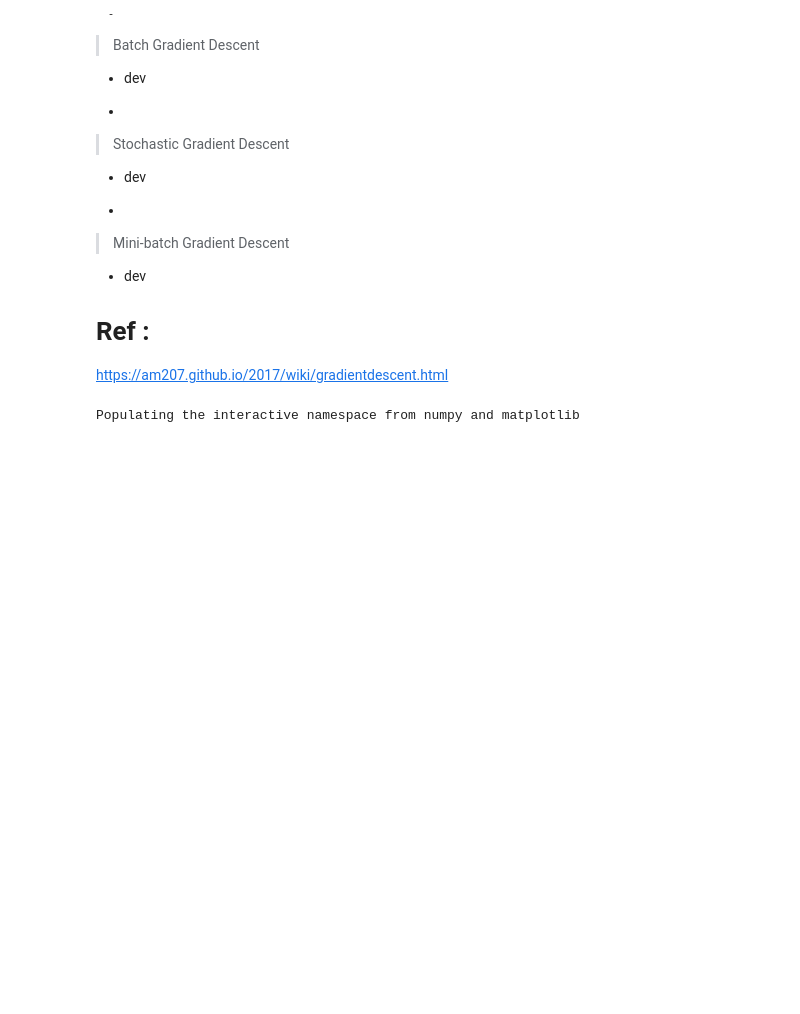
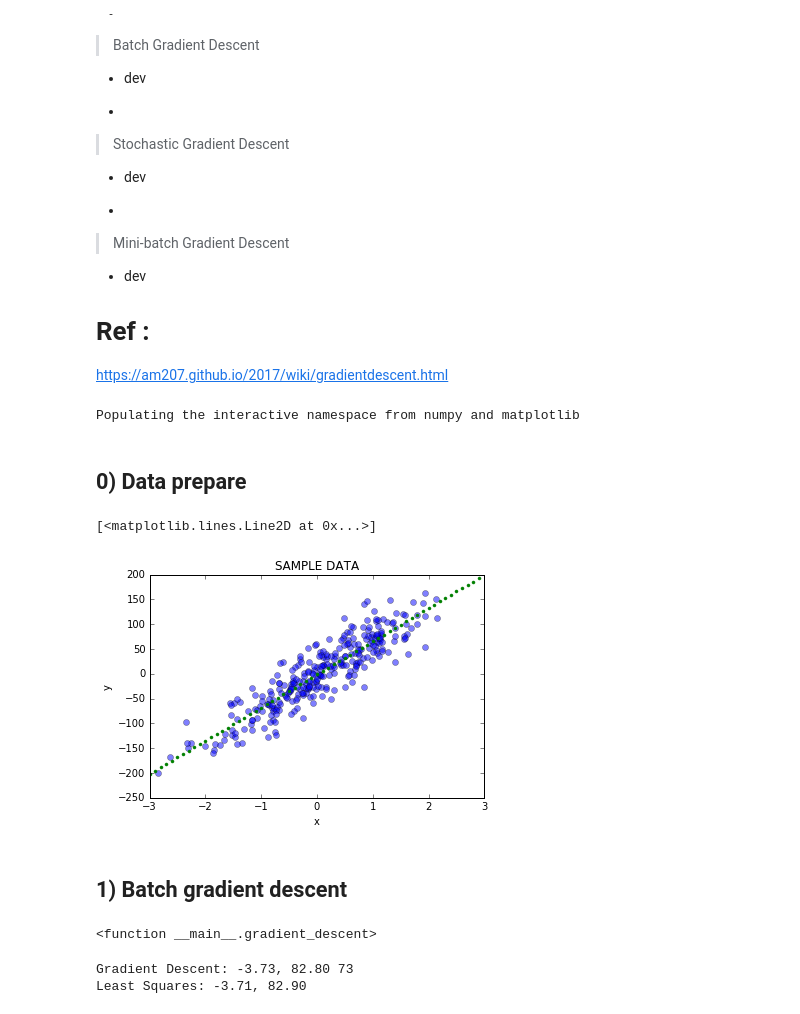
Before and after one commit to yennanliu/analysis, a Jupyter notebook: ML_/ML_Basic_Gradian_Decent.ipynb, the cells around one changed output. Drawn from its saved outputs; the diff is of its cells as text; code cells hidden in the pictures; blank space fills up the shorter version.

```diff
--- a/ML_/ML_Basic_Gradian_Decent.ipynb
+++ b/ML_/ML_Basic_Gradian_Decent.ipynb
@@ -73,2 +82,38 @@ from sklearn.preprocessing import StandardScaler
 # %% [output]
 Populating the interactive namespace from numpy and matplotlib
+# %% [markdown]
+## 0) Data prepare
+# %%
+# help functions
+
+
+def make_sample_data():
+    # sklearn sample data generator
+    # http://scikit-learn.org/stable/modules/classes.html#module-sklearn.datasets
+    x, y = make_regression(n_samples = 300,
+                           n_features=1,
+                           n_informative=1,
+                           noise=30,
+                           random_state=110)
+    # flatten() : Return a copy of the array collapsed into one dimension.
+    # https://docs.scipy.org/doc/numpy-1.13.0/reference/generated/numpy.ndarray.flatten.html
+    x = x.flatten()
+    slope, intercept, _,_,_ = stats.linregress(x,y)
+    best_fit = np.vectorize(lambda x: x * slope + intercept)
+    return x,y,grid,best_fit
+# %%
+# get sample data
+x,y,grid,best_fit = make_sample_data()
+# %%
+# visualize sample data
+plt.plot(x,y, 'o', alpha=0.5)
+grid = np.arange(-3,3,0.1)
+plt.xlabel('x')
+plt.ylabel('y')
+plt.title('SAMPLE DATA')
+plt.plot(grid,best_fit(grid), '.')
+# %% [output]
+[<matplotlib.lines.Line2D at 0x...>]
+[figure, added]
+# %% [markdown]
+## 1) Batch gradient descent
@@ -74,0 +163,14 @@ Populating the interactive namespace from numpy and matplotlib
+# %%
+gradient_descent
+# %% [output]
+<function __main__.gradient_descent>
+# %%
+xaug = np.c_[np.ones(x.shape[0]), x]
+theta_i = [-15, 40] + np.random.rand(2)
+history, cost, preds, iters = gradient_descent(xaug, y, theta_i, step=0.1)
+theta = history[-1]
+print("Gradient Descent: {:.2f}, {:.2f} {:d}".format(theta[0], theta[1], iters))
+print("Least Squares: {:.2f}, {:.2f}".format(intercept, slope))
+# %% [output]
+Gradient Descent: -3.73, 82.80 73
+Least Squares: -3.71, 82.90
```
Also changed, not shown: parts of 5 cells of this notebook.
